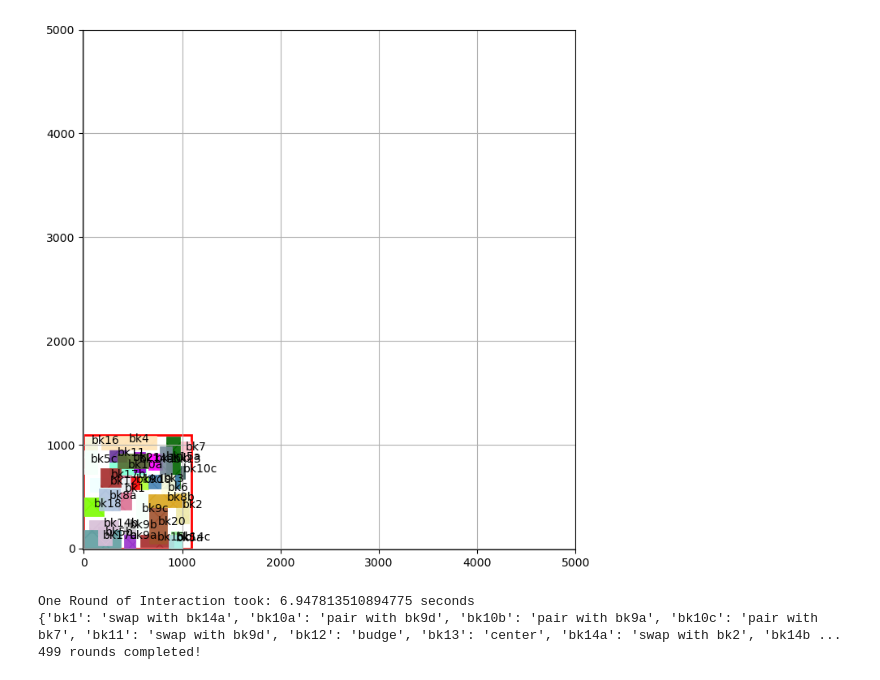
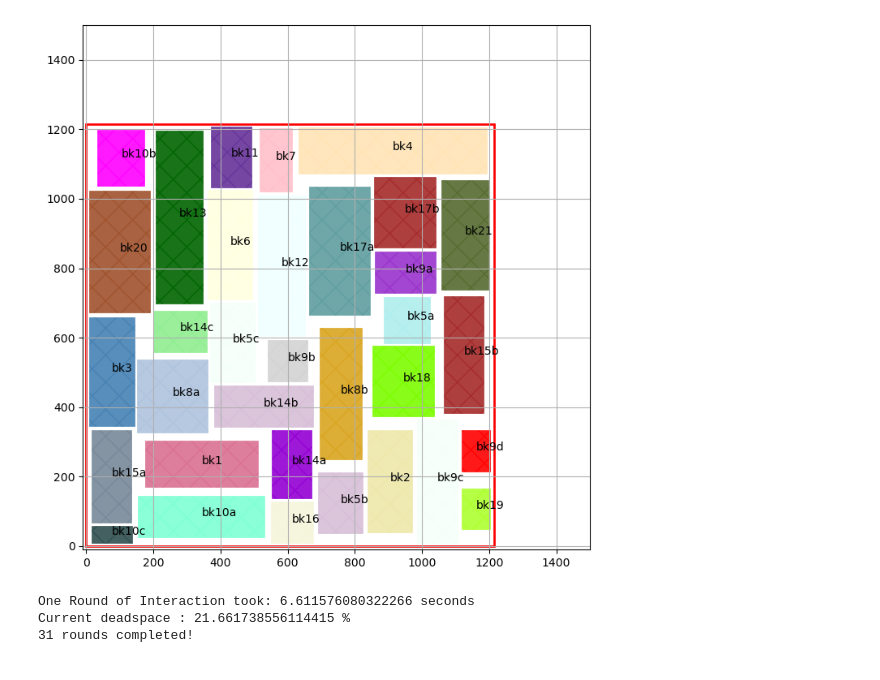
Before and after one commit to TiMo3654/abf, a Jupyter notebook: yal_read_test.ipynb, the cells around one changed output. Cells and saved outputs as stored; diff of their text form; code cells hidden in the pictures.

```diff
--- a/yal_read_test.ipynb
+++ b/yal_read_test.ipynb
@@ -43,47 +43,45 @@ a = plot_participants(layout_zone, p, 5000, 5000)
 # %%
 participants            = determine_initial_conditions(p, layout_zone, conciliation_quota, critical_amount)
 # %%
-my_cool_pool = ThreadPool(2)
-
-results = {}
-
-with my_cool_pool as mcp:
-
-    for i in range(500):
-
-        participants, runtime    = one_round_of_interaction(participants, layout_zone, 'interference', conciliation_quota, critical_amount, mcp)
-
-        plot_participants(layout_zone, participants, 5000, 5000)
-
-        print('One Round of Interaction took: ' + str(runtime) + ' seconds')
+tic = time.time()
 
 
-        last_moves = {key : value['last-move'] for key,value in participants.items()}
+for i in range(500):
 
-        moves = list(last_moves.values())
+    participants, runtime    = one_round_of_interaction(participants, layout_zone, 'interference', conciliation_quota, critical_amount)
 
-        print(last_moves)
+    plot_participants(layout_zone, participants, 1500, 1500)
 
-        if moves.count('linger') == len(participants):
-
-            results[str(i)] = copy.deepcopy(participants)
-
-            ds = calculate_dead_space(participants, layout_zone)
-
-            print('Current deadspace : ' + str(ds) + ' %')
-
-            if ds < 10:
-                break
-
-            else:
-                layout_zone         = scale_layout_zone(layout_zone, 0.9)
-
-                participants        = reset_after_tightening(participants)
+    print('One Round of Interaction took: ' + str(runtime) + ' seconds')
 
 
-    print(str(i) + ' rounds completed!')
+    last_moves = {key : value['last-move'] for key,value in participants.items()}
+
+    moves = list(last_moves.values())
+
+    #print(last_moves)
+
+    if moves.count('linger') == len(participants):
+
+        ds = calculate_dead_space(participants, layout_zone)
+
+        print('Current deadspace : ' + str(ds) + ' %')
+
+        if ds < 25:
+            break
+
+        else:
+            layout_zone         = scale_layout_zone(layout_zone, 0.9)
+
+            participants        = reset_after_tightening(participants)
+
+
+toc = time.time()
+
+
+print(str(i) + ' rounds completed!')
 # %% [output]
-[figure, old version]
+[figure, new version]
-One Round of Interaction took: 6.947813510894775 seconds
-{'bk1': 'swap with bk14a', 'bk10a': 'pair with bk9d', 'bk10b': 'pair with bk9a', 'bk10c': 'pair with bk7', 'bk11': 'swap with bk9d', 'bk12': 'budge', 'bk13': 'center', 'bk14a': 'swap with bk2', 'bk14b ...
-499 rounds completed!
+One Round of Interaction took: 6.611576080322266 seconds
+Current deadspace : 21.661738556114415 %
+31 rounds completed!
```
Also changed, not shown: parts of 2 cells of this notebook, 2 other files.
